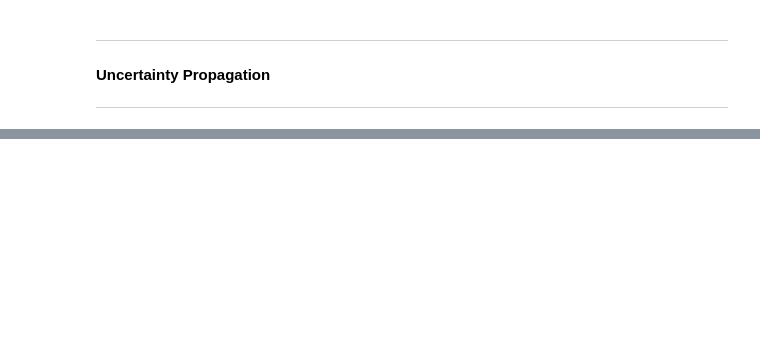
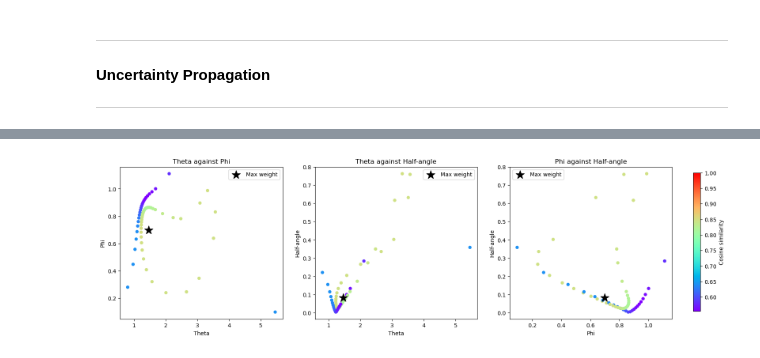
Before and after one commit to victoragaba/SURG-Mars, a Jupyter notebook: src/testing.ipynb, the cells around one changed output, grey strips where cells are left out. Saved outputs shown, nothing was run; the diff lists cells and outputs as text; code cells hidden in the pictures; blank space fills up the shorter version.

```diff
--- a/src/testing.ipynb
+++ b/src/testing.ipynb
@@ -143,0 +160,8 @@ inv_model.plot_tp_axes(azim=170, elev=15, half=False)
+# %%
+# monte carlo plot - cone space
+error_threshold = 5
+inv_model.post_filter(threshold=error_threshold)
+inv_model.plot_uncertainty_2D(s=25)
+# inv_model.plot_uncertainty_3D(elev=30, azim=45, s=25)
+# %% [output]
+[figure, added]
```
Also changed, not shown: parts of 13 cells of this notebook, 14 other files.
